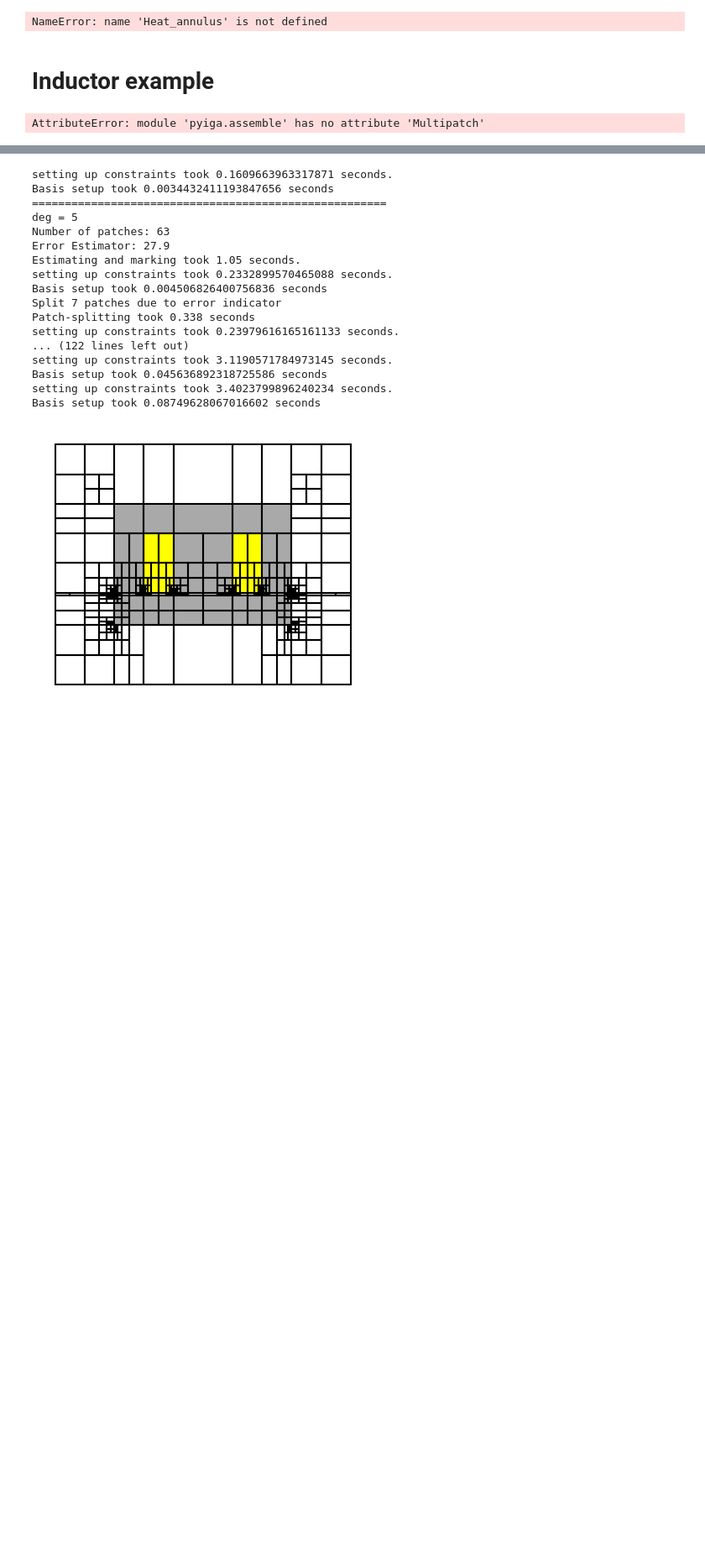
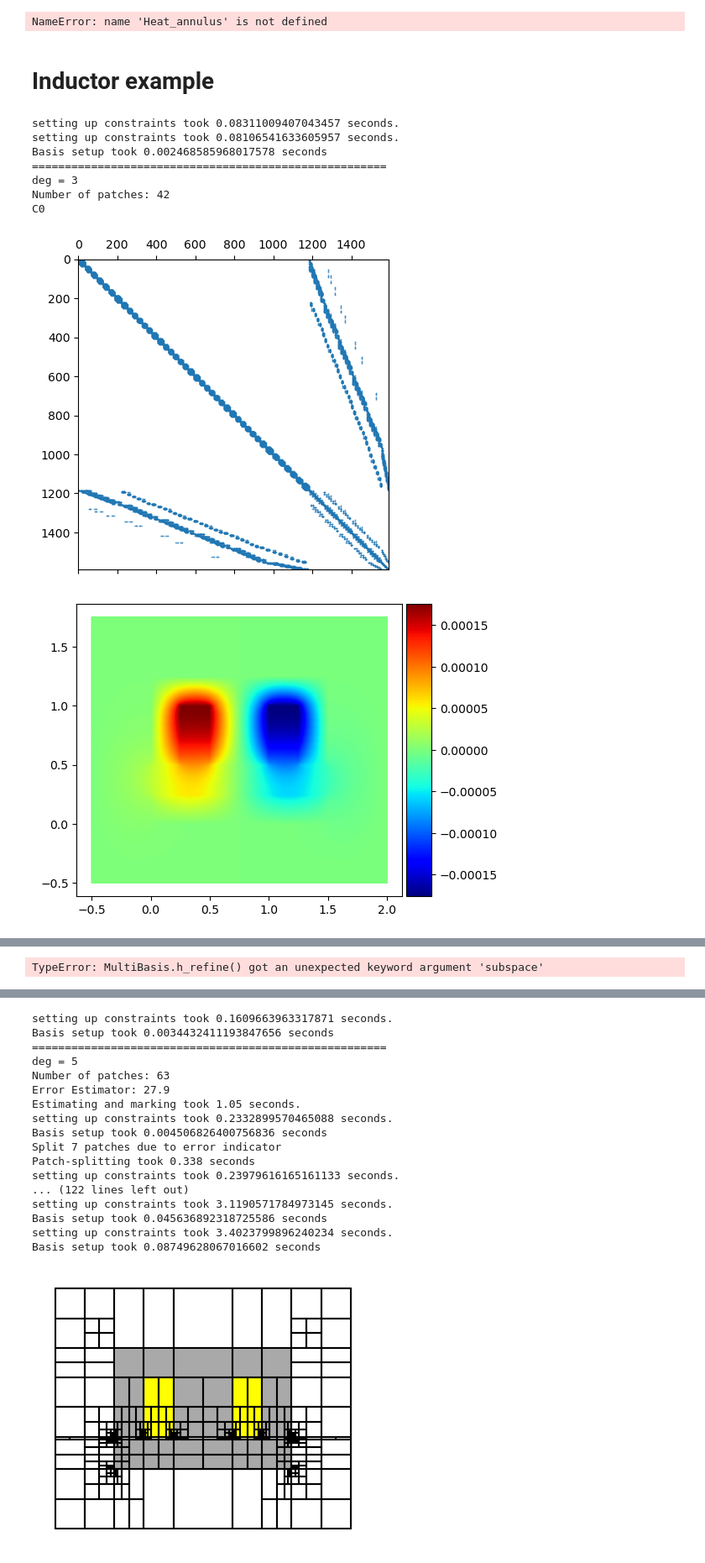
Before and after one commit to c-f-h/pyiga, a Jupyter notebook: notebooks/IETI.ipynb, the cells around one changed output, grey strips where cells are left out. Shown at 84% size. Cells and saved outputs as stored; diff of their text form; code cells hidden in the pictures; blank space fills up the shorter version.

```diff
--- a/notebooks/IETI.ipynb
+++ b/notebooks/IETI.ipynb
@@ -18,7 +18,7 @@ from scipy.sparse.linalg import aslinearoperator as LinOp
 np.set_printoptions(linewidth=100000)
 np.set_printoptions(precision=5)
 # %%
-def admissibility_split(MP, a, return_P=False, decoupled=True, consistency = True):
+def admissibility_split(MP, a, return_P=False, subspace=False, consistency = True):
     marked = set()
     mapped = lambda x: 1 if x in (0, 1) else 0
     num_split=0
@@ -41,9 +41,9 @@ def admissibility_split(MP, a, return_P=False, decoupled=True, consistency = Tru
         if len(marked)>0:
             num_split+=len(marked)
             if return_P:
-                P = MP.h_refine({p:None for p in marked}, ref="rs", return_P=return_P, decoupled=decoupled) @ P
+                P = MP.h_refine({p:None for p in marked}, ref="rs", return_P=return_P, subspace=subspace) @ P
             else:
-                MP.h_refine({p:None for p in marked}, ref="rs", return_P=return_P, decoupled=decoupled)
+                MP.h_refine({p:None for p in marked}, ref="rs", return_P=return_P, subspace=subspace)
             marked=set()
         else:
             break
@@ -89,11 +89,14 @@ def solveIETI(IMap, dir_data, f, nu):
 # %%
 def solveDirect(MP, dir_data, f, nu):
     dir_bcs = MP.set_dirichlet_boundary(dir_data)
-    Kh = sum([MP.assemble_volume("nu * inner(grad(u),grad(v)) * dx", arity=2, domain_id=key, nu=nu[key], decoupled=False) for key in MP.mesh.domains])
-    Fh = sum([MP.assemble_volume("f * v * dx", arity=1, domain_id=key, f=f[key], decoupled=False) for key in MP.mesh.domains])
+    Kh = sum([MP.assemble_volume("nu * inner(grad(u),grad(v)) * dx", arity=2, domain_id=key, nu=nu[key]) for key in MP.mesh.domains])
+    Fh = sum([MP.assemble_volume("f * v * dx", arity=1, domain_id=key, f=f[key]) for key in MP.mesh.domains])
     LS = assemble.RestrictedLinearSystem(Kh, Fh, dir_bcs)
     u = LS.complete(solvers.make_solver(LS.A, spd=True)@LS.b)
-    return u
+    if MP.subspace:
+        return MP.Basis@u
+    else:
+        return u
 # %% [markdown]
 # Example
 # %%
@@ -798,75 +801,103 @@ MaT = {'C1': lambda x,y: (0.,0.), 'C2': lambda x,y:(0.,0.), 'Fe':lambda x,y:(0.,
 dir_data = {0:0}
 # %%
 degs = (3,)
-maxpatches =50
+maxpatches =70
 n_info=6
 R = np.zeros((100,n_info*len(degs)))
 maxiter=0
+direct=True
 
 for i,deg in enumerate(degs):
     N = deg + 1
     M = Inductor(deg,N, airgap=0.25)
     IMap = ieti.IetiMapper(M, dir_data)
+    if direct:
+        IMap.set_subspace('C0')
     #MP = assemble.Multipatch(M, automatch=True)
     U = []
 
     print("======================================================")
     print("deg = "+str(deg))
     k=0
-    while MP.nPatches < maxpatches:
+    while IMap.nPatches < maxpatches:
         #M.plotmesh(figsize=(5,5),color={'C1':'yellow', 'C2':'yellow', 'Fe':'darkgrey', 'Air':'white'}, knots=0, bwidth=0.01, patch_idx=0)
         #plt.axis('off');
         #plt.axis('scaled');
         #plt.savefig('/home/wolfman/Pictures/Inductor/p'+str(deg)+'/i'+str(i)+'.pdf',bbox_inches='tight');
         #plt.show()
 
-        print("Number of patches: {}".format(MP.nPatches))
-        R[k,n_info*i]=IMap.nPatches
-        R[k,n_info*i+1]=IMap.N_ofs[-1]
+        print("Number of patches: {}".format(IMap.nPatches))
+        R[k,n_info*i]   = IMap.nPatches
+        R[k,n_info*i+1] = IMap.nLocDofs
 
         ### Solve
-        u,R[k,n_info*i+2],R[k,n_info*i+3]  = solveIETI(IMap,j,nu)
-        #MP.plot(u);
-        #plt.show();
+        if direct:
+            print(IMap.subspace)
+            dir_bcs = IMap.set_dirichlet_boundary(dir_data)
+            Kh = sum([IMap.assemble_volume("nu * inner(grad(u),grad(v)) * dx", arity=2, domain_id=key, nu=nu[key]) for key in IMap.mesh.domains])
+            Fh = sum([IMap.assemble_volume("f * v * dx", arity=1, domain_id=key, f=j[key]) for key in IMap.mesh.domains])
+            LS = assemble.RestrictedLinearSystem(Kh, Fh, dir_bcs)
+            u = LS.complete(solvers.make_solver(LS.A, spd=True)@LS.b)
+            if IMap.subspace:
+                u = IMap.Basis@u
+            plt.spy(Kh, markersize=0.1)
+        else:
+            u,R[k,n_info*i+2],R[k,n_info*i+3]  = solveIETI(IMap, dir_data,j,nu)
+        IMap.plot(u);
+        plt.show();
         U.append(u)
 
         t=time.time()
         err_ind=adaptive.mp_resPois(IMap, u, nu=nu, f=j)
+        print(err_ind)
         eta=np.linalg.norm(err_ind)
 
         R[k,n_info*i+4]=eta
 
         print("Error Estimator: {:.3}".format(eta))
         marked_patches = adaptive.doerfler_mark(err_ind, theta=0.8, TOL=0.05)
         marked_patches = {p:None for p in marked_patches}
         print("Estimating and marking took {:.3} seconds.".format(time.time()-t))
 
         t=time.time()
-        P=MP.h_refine(h_ref=marked_patches,ref="rs", return_P = True, decoupled=True)
+        n = IMap.nLocDofs
+        P = IMap.h_refine(h_ref=marked_patches,ref="rs", return_P = True, in_subspace=False)
+        assert P.shape[1] == n
         print("Split {} patches due to error indicator".format(len(marked_patches)))
-        P = admissibility_split(MP, return_P = True, decoupled=True, consistency=True, a=nu)@P;
+        if not direct:
+            P = admissibility_split(IMap, return_P = True, subspace=False, consistency=True, a=nu)@P;
         print("Patch-splitting took {:.3} seconds".format(time.time()-t))
-        MP = assemble.Multipatch(M, automatch=True)
 
         U=[P@u for u in U]
 
         k+=1
         print("#####################################################")
-    P = MP.h_refine(h_ref=-1, return_P = True, decoupled=True)
-    P = MP.p_refine(1, return_P=True, decoupled=True)@P
-    u_exact,_,_ = solveIETI(MP,dir_data,j,nu)
-    A = sum([MP.assemble_volume("nu * inner(grad(u),grad(v)) * dx", arity=2, nu=nu[key], decoupled=True) for key in MP.mesh.domains])
+    P = IMap.h_refine(h_ref=-1, return_P = True, subspace=False)
+    P = IMap.p_refine(1, return_P=True, subspace=False)@P
+    if direct:
+        u_exact = solveDirect(IMap, dir_data, j, nu)
+    else:
+        u_exact,_,_ = solveIETI(IMap,dir_data,j,nu)
+    A = sum([IMap.assemble_volume("nu * inner(grad(u),grad(v)) * dx", arity=2, nu=nu[key], in_subspace=False) for key in IMap.mesh.domains])
     for l in range(k):
         e = P@U[l]-u_exact
         R[l,n_info*i+5] = e.T@A@e
 
     maxiter=max(k,maxiter)
 
 R = R[:maxiter,:]
 M.plotmesh(figsize=(5,5),color={'C1':'yellow', 'C2':'yellow', 'Fe':'darkgrey', 'Air':'white'}, knots=0, bwidth=0.01, patch_idx=0)
 plt.axis('off');
 plt.axis('scaled');
 #plt.savefig('/home/wolfman/Pictures/Inductor/p'+str(deg)+'/i'+str(i)+'.pdf',bbox_inches='tight');
 plt.show()
 # %% [output]
-AttributeError: module 'pyiga.assemble' has no attribute 'Multipatch'
+setting up constraints took 0.08311009407043457 seconds.
+setting up constraints took 0.08106541633605957 seconds.
+Basis setup took 0.002468585968017578 seconds
+======================================================
+deg = 3
+Number of patches: 42
+C0
+[figure, added]
+[figure, added]
@@ -872,0 +922 @@ AttributeError: module 'pyiga.assemble' has no attribute 'Multipatch'
+TypeError: MultiBasis.h_refine() got an unexpected keyword argument 'subspace'
```
Also changed, not shown: parts of 3 cells of this notebook, 2 other files.
